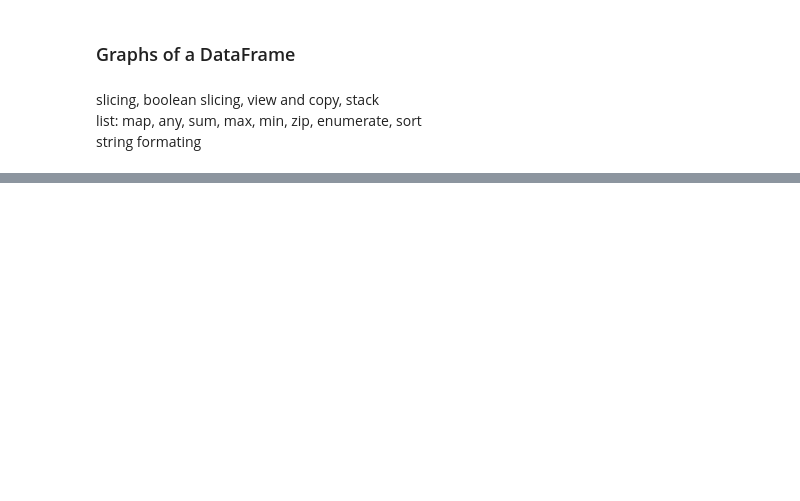
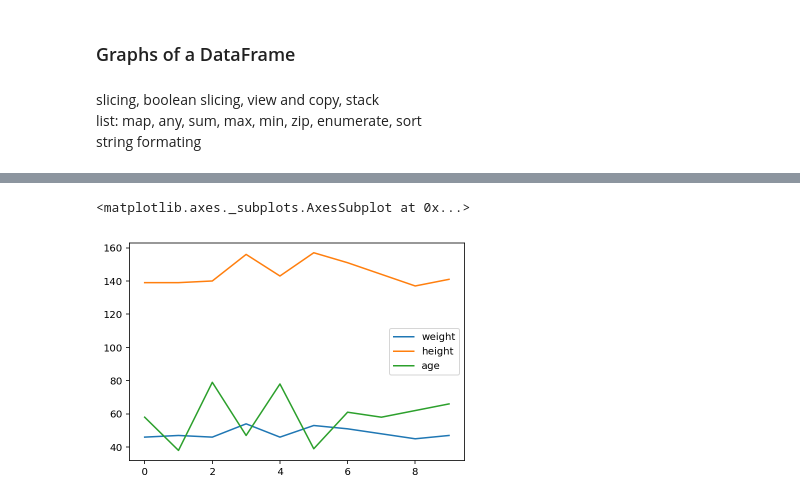
Before and after one commit to jephianlin/9HPythonData, a Jupyter notebook: Python-Week3.ipynb, the cells around one changed output, grey strips where cells are left out. Saved outputs shown, nothing was run; the diff lists cells and outputs as text; code cells hidden in the pictures; blank space fills up the shorter version.

```diff
--- a/Python-Week3.ipynb
+++ b/Python-Week3.ipynb
@@ -213,0 +233,6 @@ string formating
+# %%
+weights = 50 + np.random.randint(-5,5,10)
+heights = 2 * weights + 50 + np.random.randint(-5,5,10)
+ages = np.random.randint(30,80,10)
+df = pd.DataFrame({'weight': weights, 'height': heights, 'age': ages})
+df
@@ -213,0 +251,5 @@ string formating
+# %%
+df.plot()
+# %% [output]
+<matplotlib.axes._subplots.AxesSubplot at 0x...>
+[figure, added]
```
Also changed, not shown: parts of 82 cells of this notebook, 1 other file.
